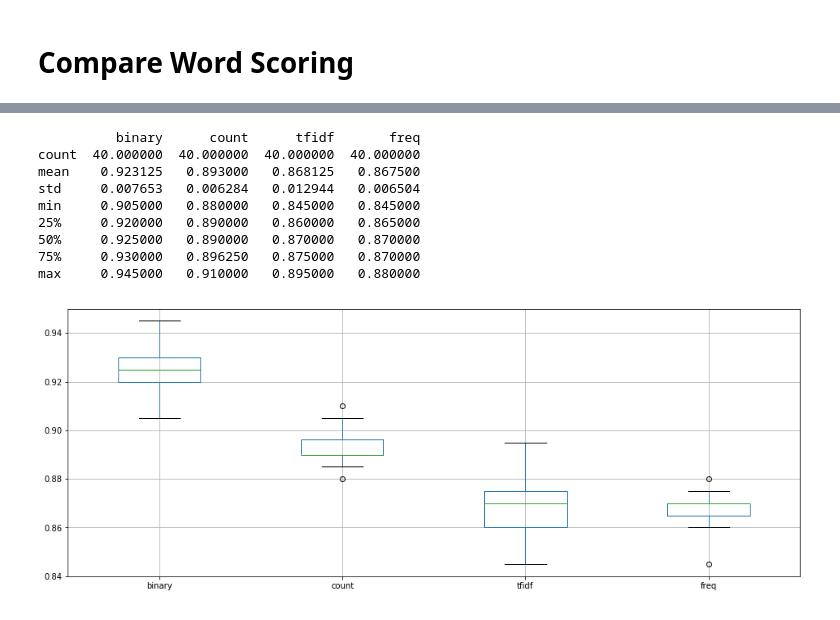
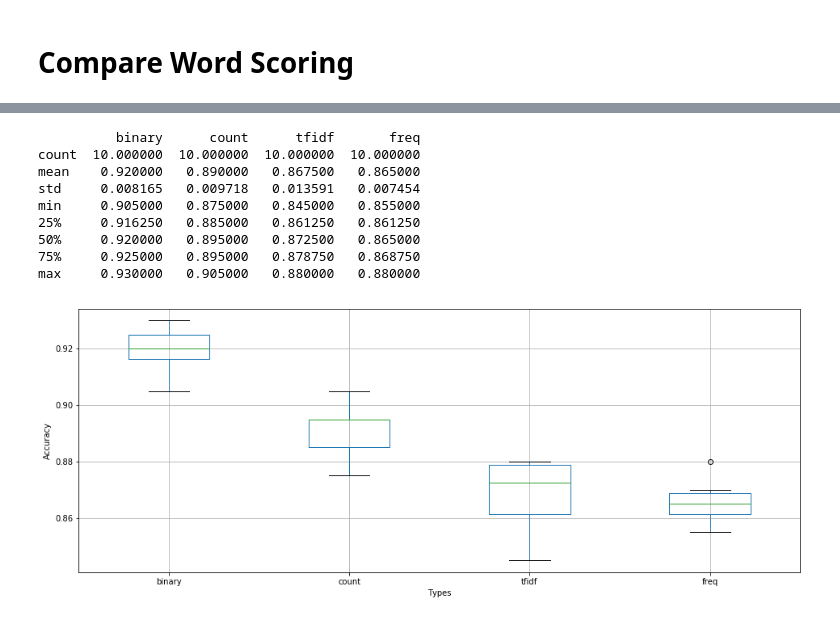
Before and after one commit to ashish1500616/Machine-Learning-Projects, a Jupyter notebook: p7_capstone_project/Sentiment_Analysis_Udacity.ipynb, the cells around one changed output, grey strips where cells are left out. Drawn from its saved outputs; the diff is of its cells as text; code cells hidden in the pictures.

```diff
--- a/p7_capstone_project/Sentiment_Analysis_Udacity.ipynb
+++ b/p7_capstone_project/Sentiment_Analysis_Udacity.ipynb
@@ -356,7 +409,7 @@ def prepare_data(train,test,m):
 #Evaluate
 def evaluate_mode(Xtrain,ytrain,Xtest,ytest):
     scores=list()
-    no_r=40
+    no_r=10
     for _ in range(no_r):
         model=Sequential()
         model.add(Dense(50,input_shape=(n_words,),activation='relu'))
@@ -394,16 +445,18 @@ NameError: name 'pyplot' is not defined
 # %%
 print(results.describe())
 plt.figure(figsize=(16,6))
 results.boxplot()
+plt.xlabel("Types")
+plt.ylabel("Accuracy")
 plt.show()
 # %% [output]
           binary      count      tfidf       freq
-count  40.000000  40.000000  40.000000  40.000000
-mean    0.923125   0.893000   0.868125   0.867500
-std     0.007653   0.006284   0.012944   0.006504
-min     0.905000   0.880000   0.845000   0.845000
-25%     0.920000   0.890000   0.860000   0.865000
-50%     0.925000   0.890000   0.870000   0.870000
-75%     0.930000   0.896250   0.875000   0.870000
-max     0.945000   0.910000   0.895000   0.880000
+count  10.000000  10.000000  10.000000  10.000000
+mean    0.920000   0.890000   0.867500   0.865000
+std     0.008165   0.009718   0.013591   0.007454
+min     0.905000   0.875000   0.845000   0.855000
+25%     0.916250   0.885000   0.861250   0.861250
+50%     0.920000   0.895000   0.872500   0.865000
+75%     0.925000   0.895000   0.878750   0.868750
+max     0.930000   0.905000   0.880000   0.880000
-[figure, old version]
+[figure, new version]
```
Also changed, not shown: parts of 14 cells of this notebook.
